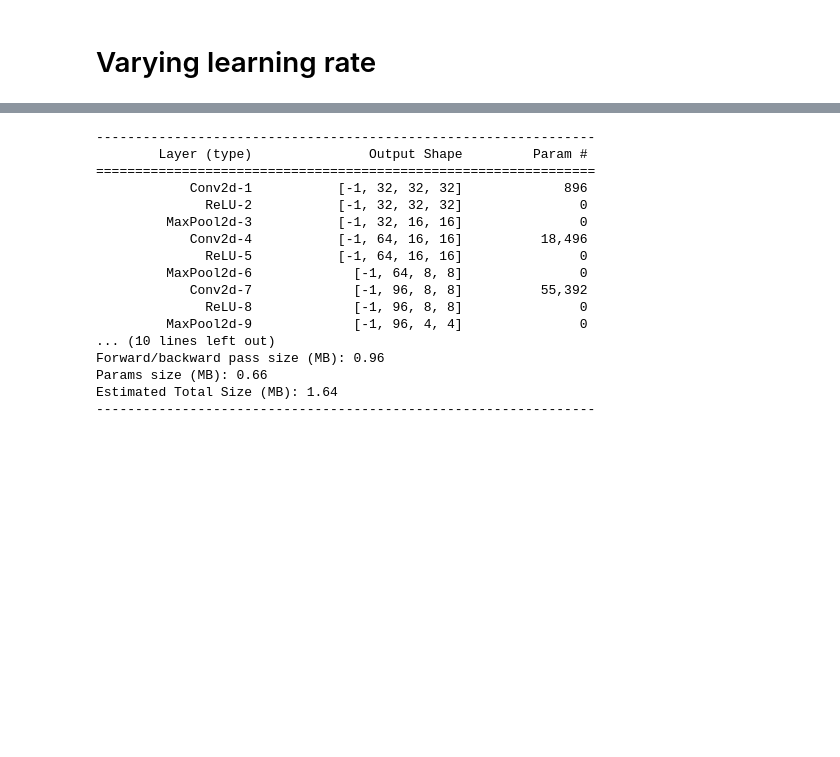
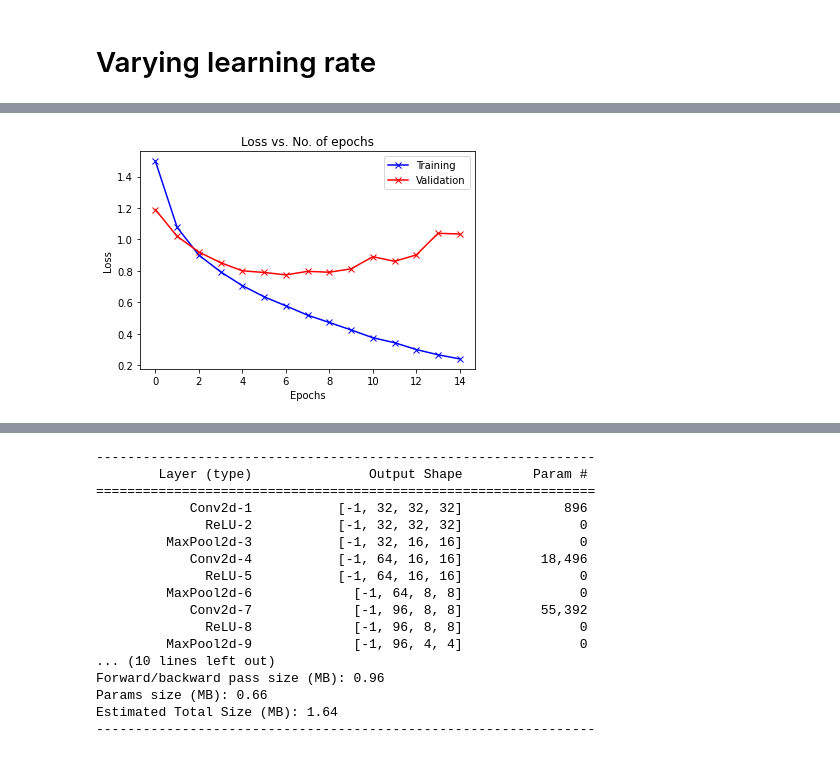
Before and after one commit to Satpat/Convulated-CIFAR10, a Jupyter notebook: code.ipynb, the cells around one changed output, grey strips where cells are left out. Cells and saved outputs as stored; diff of their text form; code cells hidden in the pictures; blank space fills up the shorter version.

```diff
--- a/code.ipynb
+++ b/code.ipynb
@@ -324,3 +324,7 @@ def plot_losses(history):
+# %%
+plot_losses(history)
+# %% [output]
+[figure, added]
 # %%
 evaluate(model, val_dl)
 # %% [output]
```
Also changed, not shown: parts of 46 cells of this notebook.
